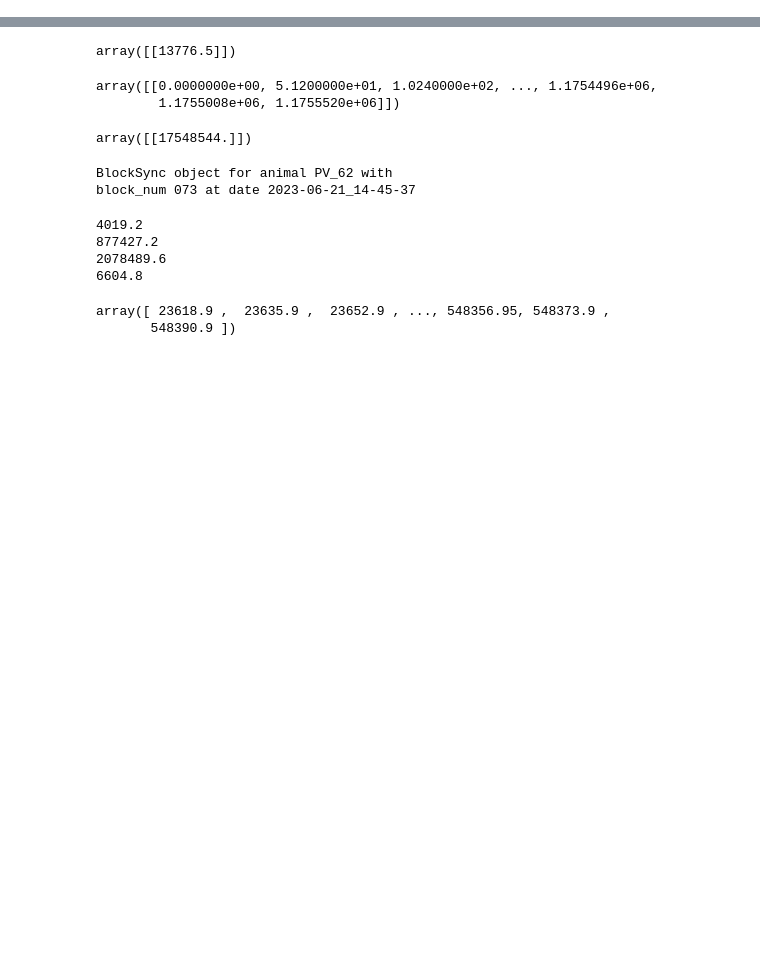
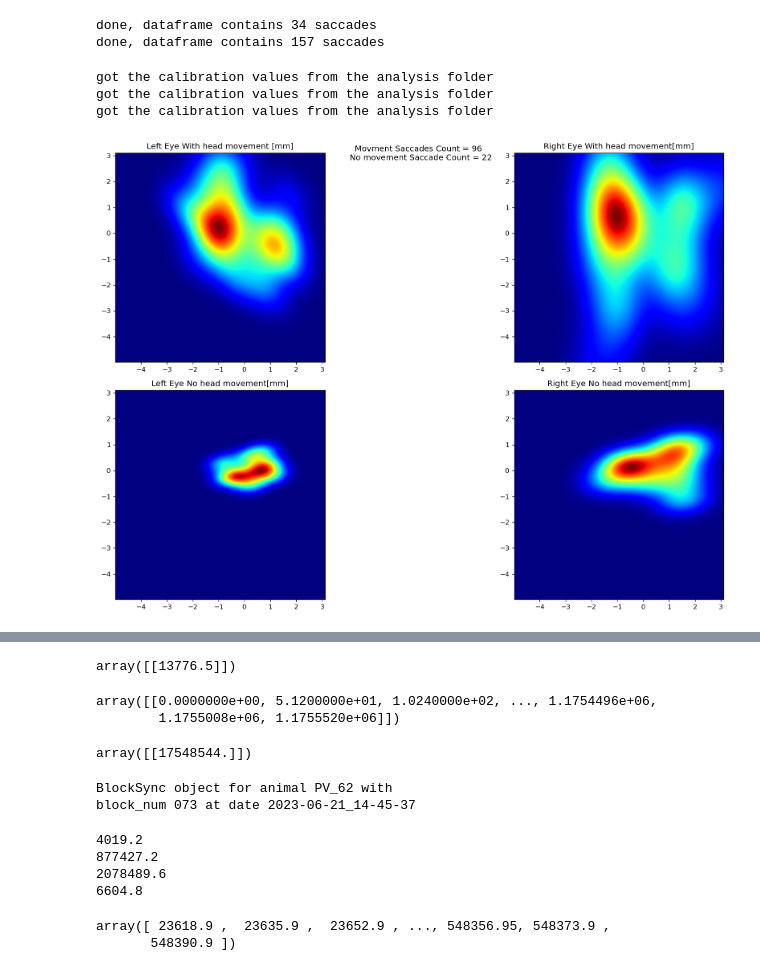
Before and after one commit to neural-electrophysiology-tool-team/Eye-Tracking-Tools, a Jupyter notebook: BlockSyncTesting_forNewOE.ipynb, the cells around one changed output, grey strips where cells are left out. Drawn from its saved outputs; the diff is of its cells as text; code cells hidden in the pictures; blank space fills up the shorter version.

Commit message:
starting to re-organize and prodce graphs - moved to versioned mode with newOE demarking where I am working now

```diff
--- a/BlockSyncTesting_forNewOE.ipynb
+++ b/BlockSyncTesting_forNewOE.ipynb
@@ -386,7 +315,7 @@ def sort_synced_saccades(b_dict):
 sampling_window_ms = 2000 # milliseconds (THIS SHOULD BE IN THE FUNCTION CALL!!!!)
 
 
-saccade_dict = multi_block_saccade_dict_creation_current(block_collection, sampling_window_ms=sampling_window_ms)
+saccade_dict = multi_block_saccade_dict_creation_current(block_collection[:], sampling_window_ms=sampling_window_ms)
 # %% [output]
 path to mat file is Z:\Nimrod\experiments\PV_62\2023_06_21\block_072\oe_files\2023-06-21_14-31-03\Record Node 108\analysis\recNames=Block0072,Animal=PV_62\lizMov.mat
 loaded chunked saccade data from analysis folder
@@ -449,0 +402,3 @@ IndexError: index 0 is out of bounds for axis 0 with size 0
+# %%
+all_sync_dict = saccade_dict_enricher(all_sync_dict)
+non_sync_dict = saccade_dict_enricher(non_sync_dict)
@@ -449,0 +429,13 @@ IndexError: index 0 is out of bounds for axis 0 with size 0
+# %%
+all_sync_df = parse_dataset_to_df(all_sync_dict,blocklist=block_collection)
+non_sync_df = parse_dataset_to_df(non_sync_dict,blocklist=block_collection)
+# %% [output]
+done, dataframe contains 34 saccades
+done, dataframe contains 157 saccades
+# %%
+for block in block_collection:
+    block.calibrate_pixel_size(10)
+# %% [output]
+got the calibration values from the analysis folder
+got the calibration values from the analysis folder
+got the calibration values from the analysis folder
@@ -449,0 +468,61 @@ IndexError: index 0 is out of bounds for axis 0 with size 0
+# %%
+def plot_kde(ax, x, y, nbins, title, xlim=False, ylim=False, global_max=None, global_min=None):
+    k = kde.gaussian_kde(np.array([x,y]).astype(np.float))
+
+    if global_max and global_min:
+        minimal_coordinate= global_min
+        maximal_coordinate = global_max
+    else:
+        minimal_coordinate= min([x.min(),y.min()])
+        maximal_coordinate = max([x.max(),y.max()])
+    xi, yi = np.mgrid[minimal_coordinate:maximal_coordinate:nbins*1j, minimal_coordinate:maximal_coordinate:nbins*1j]
+    zi = k(np.vstack([xi.flatten(), yi.flatten()]))
+    ax.set_title(str(title))
+    sp = ax.pcolormesh(xi, yi, zi.reshape(xi.shape), shading='gouraud', cmap=plt.cm.jet)
+    if xlim:
+        ax.set_xlim(xlim)
+    if ylim:
+        ax.set_ylim(ylim)
+    ax.set_aspect('equal','box')
+    return sp
+
+#id_list=['012']
+id_list = blockdict.keys()
+single_df = all_sync_df.query("block.isin(@id_list)")
+
+# I can now query the data I want to analyze, let's take all the 0 accel magnitude saccades:
+no_accel_df = single_df.query("accel == 0")
+all_accel_df = single_df.query("accel != 0")
+
+# I can produce the KDE graphs for them:
+# parse queries:
+la_x = all_accel_df.query('eye == "L"')['calib_dx']
+la_y = all_accel_df.query('eye == "L"')['calib_dy']
+ra_y = all_accel_df.query('eye == "R"')['calib_dy']
+ra_x = all_accel_df.query('eye == "R"')['calib_dx']
+
+ln_x = no_accel_df.query('eye == "L"')['calib_dx']
+ln_y = no_accel_df.query('eye == "L"')['calib_dy']
+rn_y = no_accel_df.query('eye == "R"')['calib_dy']
+rn_x = no_accel_df.query('eye == "R"')['calib_dx']
+
+#understand graph bounderies:
+x_stack = np.concatenate([la_x,ra_x,ln_x,rn_x])
+y_stack = np.concatenate([la_y,ra_y,ln_y,rn_y])
+global_max = np.max(np.concatenate([x_stack,y_stack]))
+global_min = np.min(np.concatenate([x_stack,y_stack]))
+
+#xlim = (np.min(x_stack), np.max(x_stack))
+#ylim = (np.min(y_stack), np.max(y_stack))
+
+# create the graph
+fig, axes = plt.subplots(ncols=2, nrows=2, figsize =(10*2,5*2), dpi=120)
+plot_kde(axes[0,0],la_x,la_y,200,'Left Eye With head movement [mm]',global_max=global_max,global_min=global_min)
+plot_kde(axes[0,1],ra_x,ra_y,200,'Right Eye With head movement[mm]',global_max=global_max,global_min=global_min)
+plot_kde(axes[1,0],ln_x,ln_y,200,'Left Eye No head movement[mm]',global_max=global_max,global_min=global_min)
+plot_kde(axes[1,1],rn_x,rn_y,200,'Right Eye No head movement[mm]',global_max=global_max,global_min=global_min)
+fig.suptitle(f"Movment Saccades Count = {len(all_accel_df)} \n No movement Saccade Count = {len(no_accel_df)}")
+fig.tight_layout()
+#plt.savefig(rf'D:\MarkS3\Pictures\Graphs\research_proposal\')
+# %% [output]
+[figure, added]
```
Also changed, not shown: parts of 45 cells of this notebook, 4 other files.
